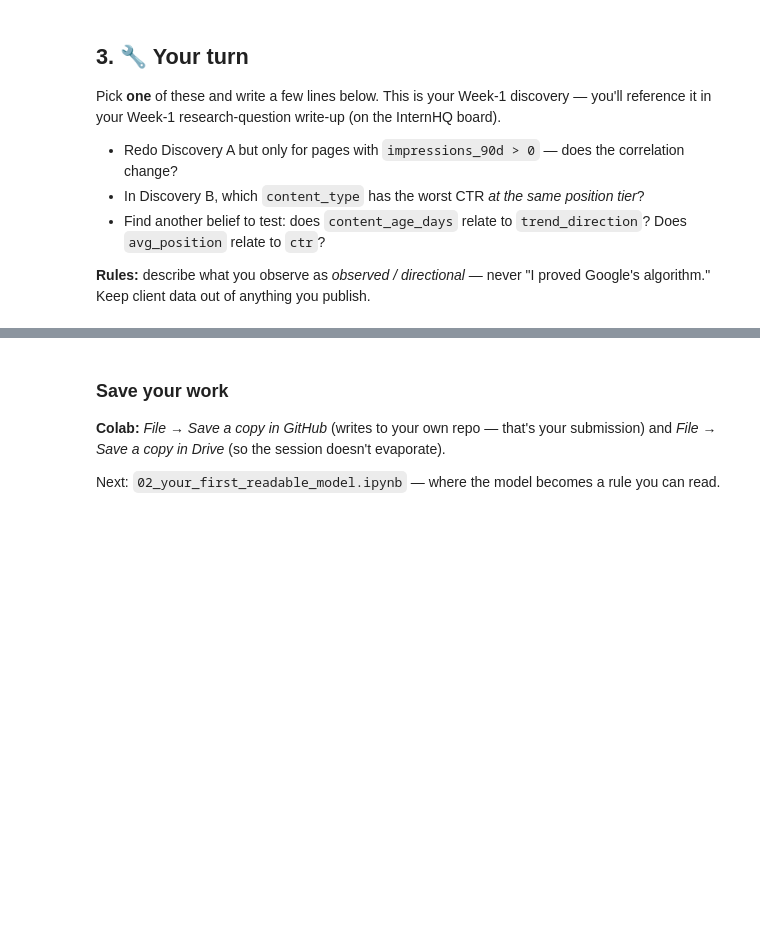
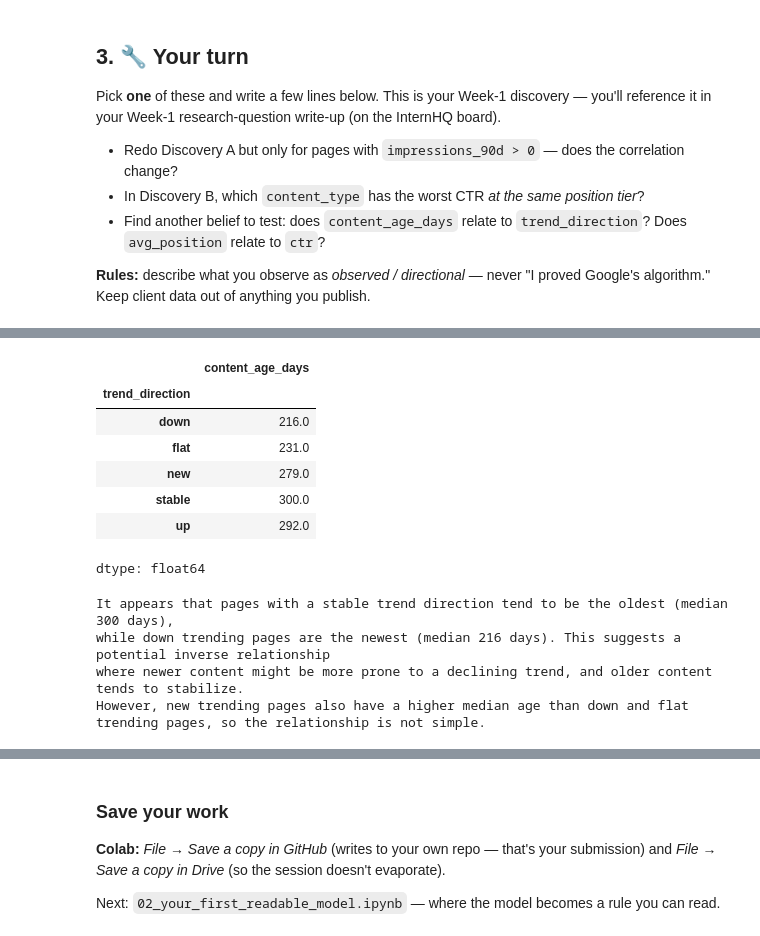
Before and after one commit to Samiya-AW/FlyRankAI-ML-Internship-assignment-capstone, a Jupyter notebook: notebooks/01_first_look_and_discovery.ipynb, the cells around one changed output, grey strips where cells are left out. Cells and saved outputs as stored; diff of their text form; code cells hidden in the pictures; blank space fills up the shorter version.

```diff
--- a/notebooks/01_first_look_and_discovery.ipynb
+++ b/notebooks/01_first_look_and_discovery.ipynb
@@ -101,0 +186,19 @@ Pick **one** of these and write a few lines below. This is your Week-1 discovery
+# %%
+# Find another belief to test: does content_age_days relate to trend_direction?
+
+content_age_by_trend = df.groupby('trend_direction')['content_age_days'].median()
+display(content_age_by_trend.round(0))
+print('\nIt appears that pages with a stable trend direction tend to be the oldest (median 300 days), \nwhile down trending pages are the newest (median 216 days). This suggests a potential inverse relationship \nwhere newer content might be more prone to a declining trend, and older content tends to stabilize. \nHowever, new trending pages also have a higher median age than down and flat trending pages, so the relationship is not simple.')
+# %% [output]
+|  | content_age_days |
+| trend_direction |  |
+| down | 216.0 |
+| flat | 231.0 |
+| new | 279.0 |
+| stable | 300.0 |
+| up | 292.0 |
+dtype: float64
+It appears that pages with a stable trend direction tend to be the oldest (median 300 days),
+while down trending pages are the newest (median 216 days). This suggests a potential inverse relationship
+where newer content might be more prone to a declining trend, and older content tends to stabilize.
+However, new trending pages also have a higher median age than down and flat trending pages, so the relationship is not simple.
```
Also changed, not shown: parts of 10 cells of this notebook.
